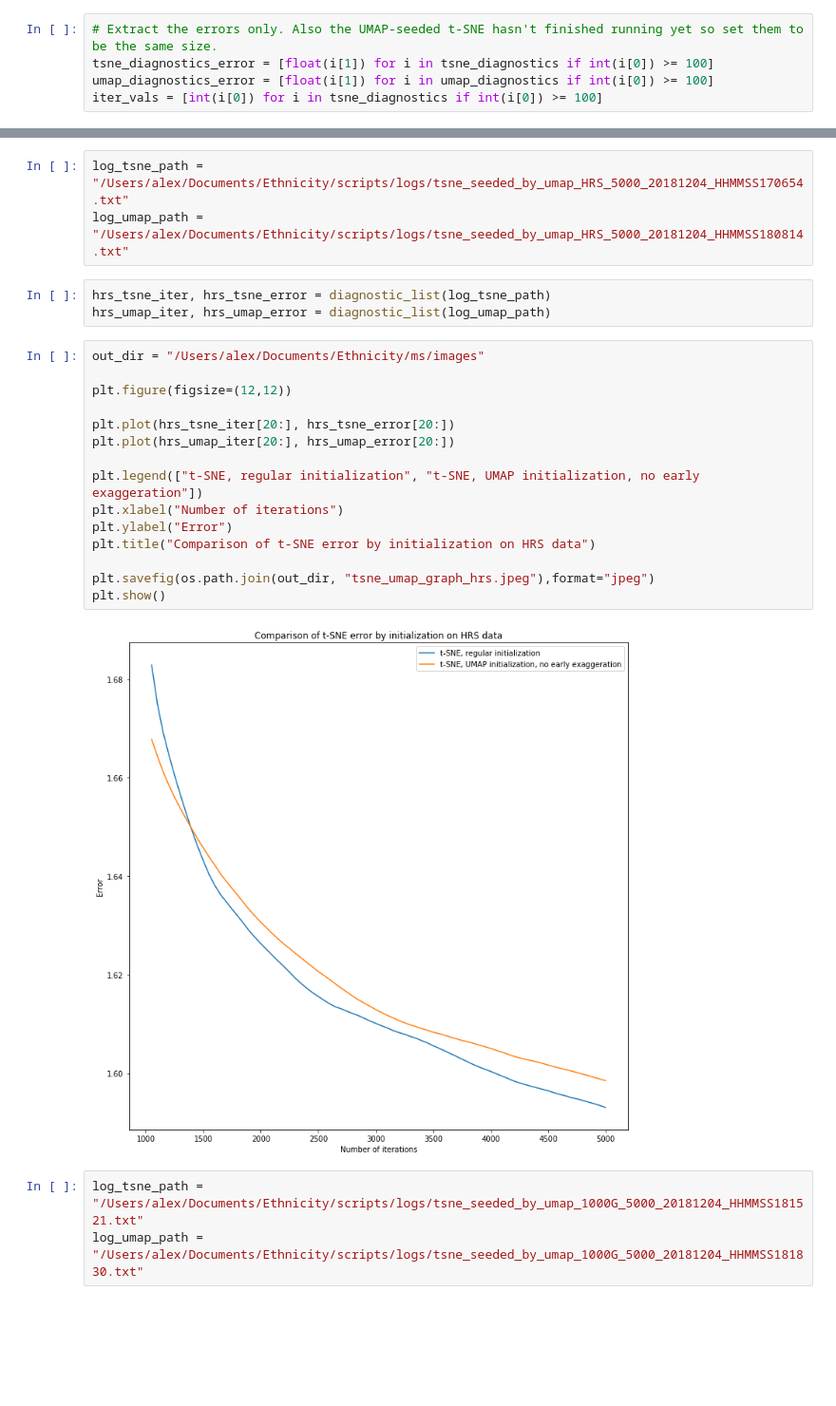
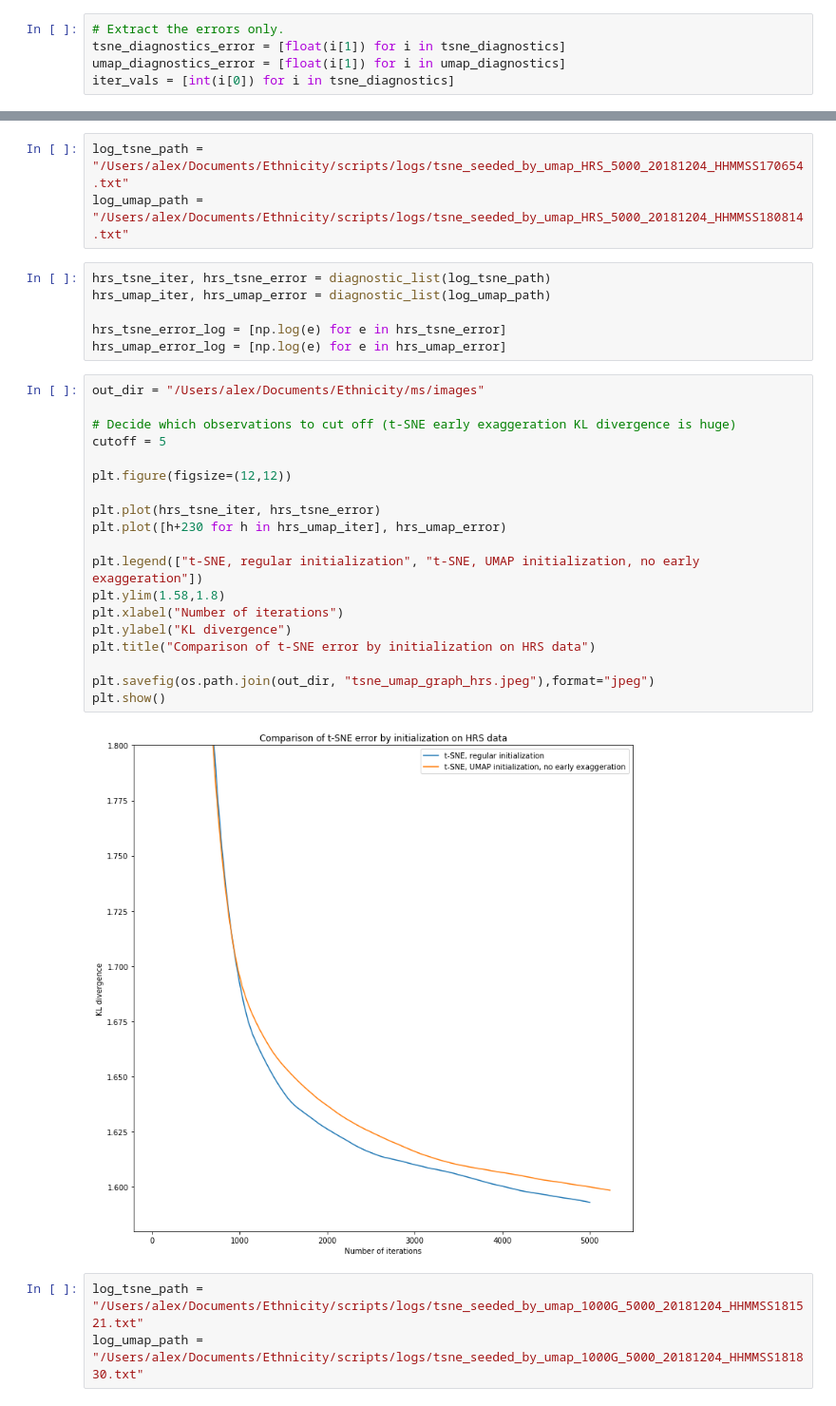
Before and after one commit to diazale/gt-dimred, a Jupyter notebook: sandbox_tsne_umap_seed.ipynb, the cells around one changed output, grey strips where cells are left out. Shown: that part at 95% size. Saved outputs shown, nothing was run; the diff lists cells and outputs as text; blank space fills up the shorter version.

```diff
--- a/sandbox_tsne_umap_seed.ipynb
+++ b/sandbox_tsne_umap_seed.ipynb
@@ -41,10 +41,10 @@ for l in log_umap_contents:
                             l.split("gradient norm = ")[1].split(" (")[0],
                             l.split("iterations in ")[1].split("s)\n")[0]])
 # %%
-# Extract the errors only. Also the UMAP-seeded t-SNE hasn't finished running yet so set them to be the same size.
-tsne_diagnostics_error = [float(i[1]) for i in tsne_diagnostics if int(i[0]) >= 100]
-umap_diagnostics_error = [float(i[1]) for i in umap_diagnostics if int(i[0]) >= 100]
-iter_vals = [int(i[0]) for i in tsne_diagnostics if int(i[0]) >= 100]
+# Extract the errors only.
+tsne_diagnostics_error = [float(i[1]) for i in tsne_diagnostics]
+umap_diagnostics_error = [float(i[1]) for i in umap_diagnostics]
+iter_vals = [int(i[0]) for i in tsne_diagnostics]
 # %%
 out_dir = "/Users/alex/Documents/Ethnicity/ms/images"
 
@@ -91,23 +92,30 @@ log_umap_path = "/Users/alex/Documents/Ethnicity/scripts/logs/tsne_seeded_by_uma
 # %%
 hrs_tsne_iter, hrs_tsne_error = diagnostic_list(log_tsne_path)
 hrs_umap_iter, hrs_umap_error = diagnostic_list(log_umap_path)
+
+hrs_tsne_error_log = [np.log(e) for e in hrs_tsne_error]
+hrs_umap_error_log = [np.log(e) for e in hrs_umap_error]
 # %%
 out_dir = "/Users/alex/Documents/Ethnicity/ms/images"
 
+# Decide which observations to cut off (t-SNE early exaggeration KL divergence is huge)
+cutoff = 5
+
 plt.figure(figsize=(12,12))
 
-plt.plot(hrs_tsne_iter[20:], hrs_tsne_error[20:])
-plt.plot(hrs_umap_iter[20:], hrs_umap_error[20:])
+plt.plot(hrs_tsne_iter, hrs_tsne_error)
+plt.plot([h+230 for h in hrs_umap_iter], hrs_umap_error)
 
 plt.legend(["t-SNE, regular initialization", "t-SNE, UMAP initialization, no early exaggeration"])
+plt.ylim(1.58,1.8)
 plt.xlabel("Number of iterations")
-plt.ylabel("Error")
+plt.ylabel("KL divergence")
 plt.title("Comparison of t-SNE error by initialization on HRS data")
 
 plt.savefig(os.path.join(out_dir, "tsne_umap_graph_hrs.jpeg"),format="jpeg")
 plt.show()
 # %% [output]
-[figure, old version]
+[figure, new version]
 # %%
 log_tsne_path = "/Users/alex/Documents/Ethnicity/scripts/logs/tsne_seeded_by_umap_1000G_5000_20181204_HHMMSS181521.txt"
 log_umap_path = "/Users/alex/Documents/Ethnicity/scripts/logs/tsne_seeded_by_umap_1000G_5000_20181204_HHMMSS181830.txt"
```
Also changed, not shown: parts of 2 cells of this notebook, 5 other files.
